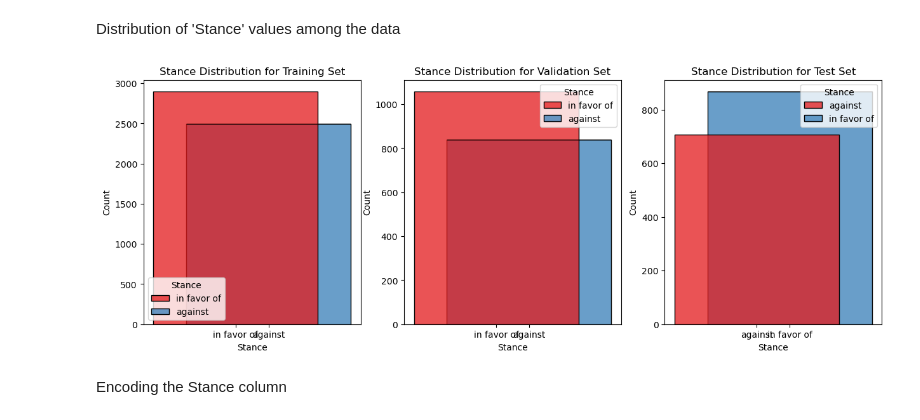
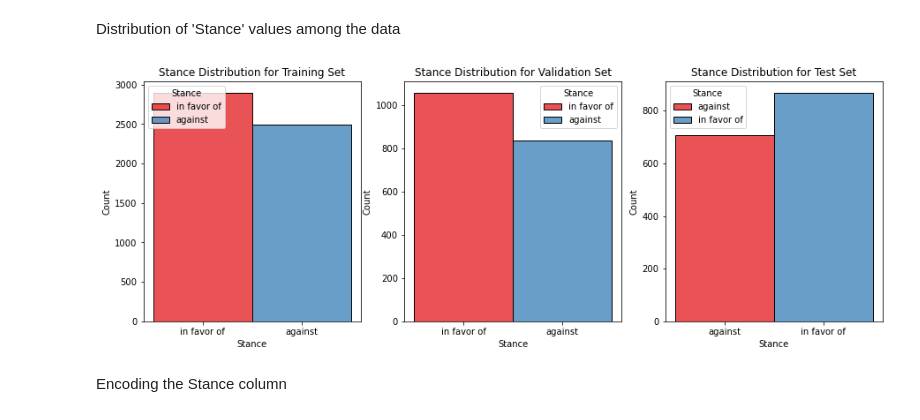
Before and after one commit to madalinaionela/NLP, a Jupyter notebook: ASSIGNMENTS/Assignment 2/Ass2.ipynb, the cells around one changed output. Saved outputs shown, nothing was run; the diff lists cells and outputs as text; code cells hidden in the pictures.

```diff
--- a/ASSIGNMENTS/Assignment 2/Ass2.ipynb
+++ b/ASSIGNMENTS/Assignment 2/Ass2.ipynb
@@ -59,9 +59,9 @@ df_validation.head()
 5 rows × 28 columns
 # %%
 #drop unuseful columns
-df_test = df_test.drop(columns=['Self-direction: thought', 'Self-direction: action', 'Stimulation', 'Hedonism', 'Achievement', 'Power: dominance', 'Power: resources', 'Face', 'Security: personal', 'Security: societal', 'Tradition', 'Conformity: rules', 'Conformity: interpersonal', 'Humility', 'Benevolence: caring', 'Benevolence: dependability', 'Universalism: concern', 'Universalism: nature', 'Universalism: tolerance', 'Universalism: objectivity'])
-df_training = df_training.drop(columns=['Self-direction: thought', 'Self-direction: action', 'Stimulation', 'Hedonism', 'Achievement', 'Power: dominance', 'Power: resources', 'Face', 'Security: personal', 'Security: societal', 'Tradition', 'Conformity: rules', 'Conformity: interpersonal', 'Humility', 'Benevolence: caring', 'Benevolence: dependability', 'Universalism: concern', 'Universalism: nature', 'Universalism: tolerance', 'Universalism: objectivity'])
-df_validation = df_validation.drop(columns=['Self-direction: thought', 'Self-direction: action', 'Stimulation', 'Hedonism', 'Achievement', 'Power: dominance', 'Power: resources', 'Face', 'Security: personal', 'Security: societal', 'Tradition', 'Conformity: rules', 'Conformity: interpersonal', 'Humility', 'Benevolence: caring', 'Benevolence: dependability', 'Universalism: concern', 'Universalism: nature', 'Universalism: tolerance', 'Universalism: objectivity'])
+df_test = df_test.drop(columns=['Argument ID', 'Self-direction: thought', 'Self-direction: action', 'Stimulation', 'Hedonism', 'Achievement', 'Power: dominance', 'Power: resources', 'Face', 'Security: personal', 'Security: societal', 'Tradition', 'Conformity: rules', 'Conformity: interpersonal', 'Humility', 'Benevolence: caring', 'Benevolence: dependability', 'Universalism: concern', 'Universalism: nature', 'Universalism: tolerance', 'Universalism: objectivity'])
+df_training = df_training.drop(columns=['Argument ID', 'Self-direction: thought', 'Self-direction: action', 'Stimulation', 'Hedonism', 'Achievement', 'Power: dominance', 'Power: resources', 'Face', 'Security: personal', 'Security: societal', 'Tradition', 'Conformity: rules', 'Conformity: interpersonal', 'Humility', 'Benevolence: caring', 'Benevolence: dependability', 'Universalism: concern', 'Universalism: nature', 'Universalism: tolerance', 'Universalism: objectivity'])
+df_validation = df_validation.drop(columns=['Argument ID', 'Self-direction: thought', 'Self-direction: action', 'Stimulation', 'Hedonism', 'Achievement', 'Power: dominance', 'Power: resources', 'Face', 'Security: personal', 'Security: societal', 'Tradition', 'Conformity: rules', 'Conformity: interpersonal', 'Humility', 'Benevolence: caring', 'Benevolence: dependability', 'Universalism: concern', 'Universalism: nature', 'Universalism: tolerance', 'Universalism: objectivity'])
 # %%
 df_validation.head()
 # %% [output]
@@ -81,23 +81,23 @@ import seaborn as sns
 # %%
 # Plot histograms for each dataset
 plt.figure(figsize=(15, 5))
 
 plt.subplot(1, 3, 1)
-sns.histplot(df_training, x='Stance', hue='Stance', multiple='stack', palette='Set1', legend=True, shrink=5)
+sns.histplot(df_training, x='Stance', hue='Stance', multiple='stack', palette='Set1', legend=True, shrink=1)
 plt.title('Stance Distribution for Training Set')
 plt.xlabel('Stance')
 
 plt.subplot(1, 3, 2)
-sns.histplot(df_validation, x='Stance', hue='Stance', multiple='stack', palette='Set1', legend=True, shrink=5)
+sns.histplot(df_validation, x='Stance', hue='Stance', multiple='stack', palette='Set1', legend=True, shrink=1)
 plt.title('Stance Distribution for Validation Set')
 plt.xlabel('Stance')
 
 plt.subplot(1, 3, 3)
-sns.histplot(df_test, x='Stance', hue='Stance', multiple='stack', palette='Set1', legend=True, shrink=5)
+sns.histplot(df_test, x='Stance', hue='Stance', multiple='stack', palette='Set1', legend=True, shrink=1)
 plt.title('Stance Distribution for Test Set')
 plt.xlabel('Stance');
 # %% [output]
-[figure, old version]
+[figure, new version]
 # %% [markdown]
 Encoding the Stance column
 # %%
```
Also changed, not shown: parts of 9 cells of this notebook.
